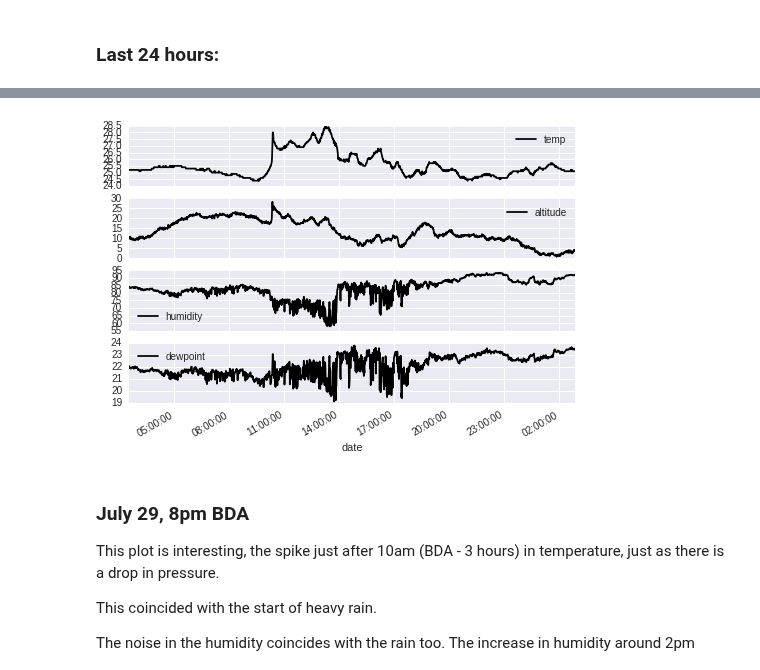
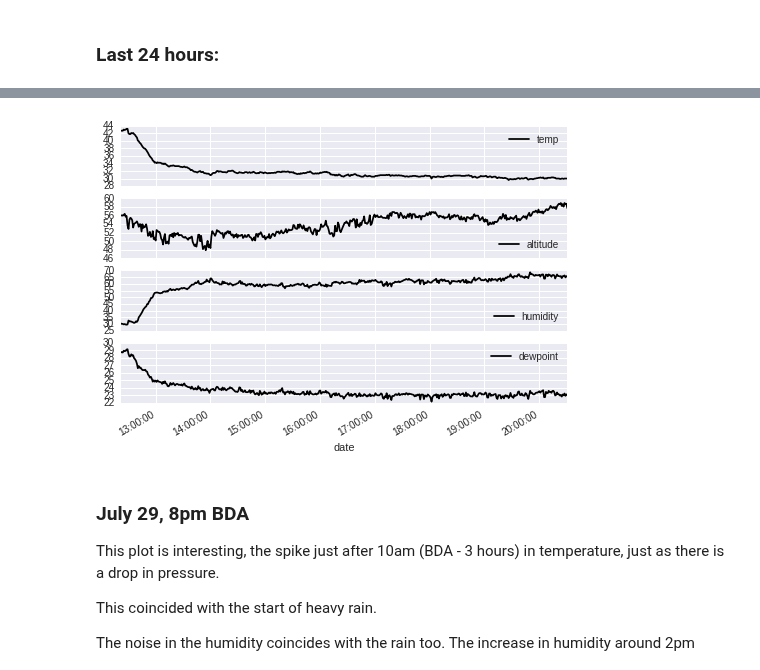
Before and after one commit to peakrisk/peakrisk, a Jupyter notebook: posts/latest-weather-kittycam.ipynb, the cells around one changed output, grey strips where cells are left out. Cells and saved outputs as stored; diff of their text form; code cells hidden in the pictures.

Commit message:
Latest weather data

```diff
--- a/posts/latest-weather-kittycam.ipynb
+++ b/posts/latest-weather-kittycam.ipynb
@@ -62,7 +70,8 @@ data.plot()
 # %%
 # smooth the data to filter out bad temps and pressures
-data.altitude = (smooth(data.altitude, 5.0).cumsum() + data.altitude[0])
-data.temp = (smooth(data.temp, 5.0).cumsum() + data.temp[0])
+#data.altitude = (smooth(data.altitude, 5.0).cumsum() + data.altitude[0])
+#data.temp = (smooth(data.temp, 5.0).cumsum() + data.temp[0])
+data.altitude = data.altitude.clip(-100, 100)
 # %%
 data.altitude.plot()
 # %% [output]
@@ -106,20 +133,20 @@ datetime.datetime(2015, 7, 29, 23, 54, 40, 64812)
 # %%
 # reading is once a minute, so take last 24 * 60 readings
-def plotem(data, n=-60):
+def plotem(data, n=-60, start=None):
 
 
     if n < 0:
         start = n
         end = len(data)
     else:
-        start = 0
-        end = n
+        start = start or 0
+        end = start + n
 
-    data[['temp', 'altitude', 'humidity', 'dewpoint']][n:].plot(subplots=True)
+    data[['temp', 'altitude', 'humidity', 'dewpoint']][start:end].plot(subplots=True)
 
-plotem(data, -24*60)
+plotem(data, -8*60)
 # %% [output]
-[figure, old version]
+[figure, new version]
 # %% [markdown]
 ### July 29, 8pm BDA
 
```
Also changed, not shown: parts of 28 cells of this notebook, 3 other files.
